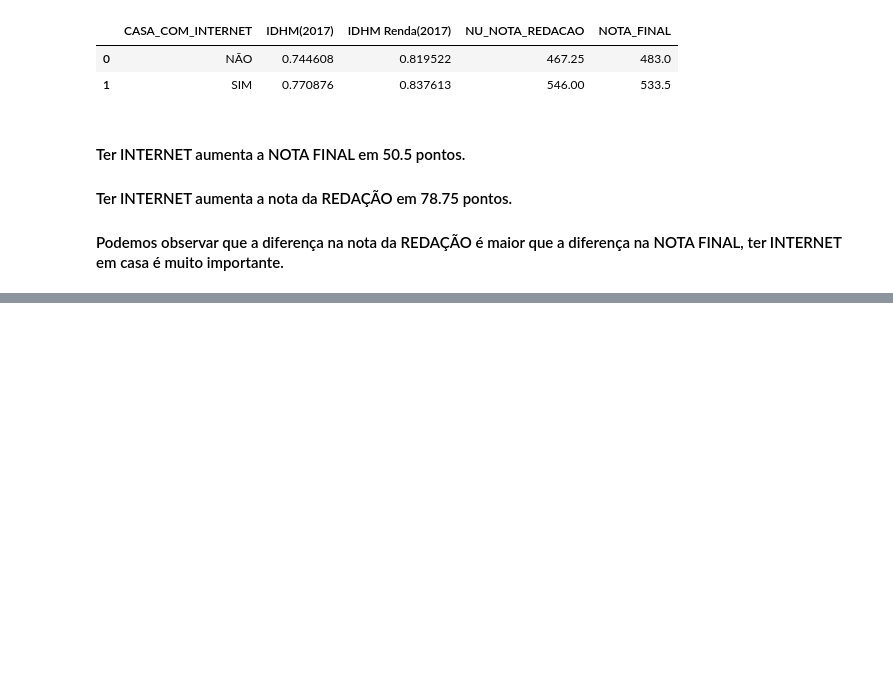
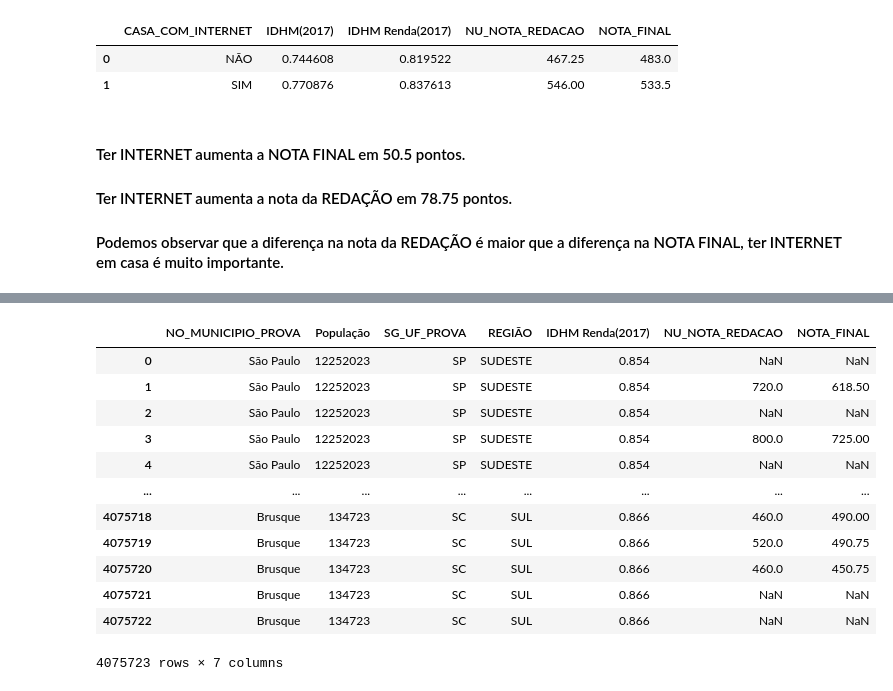
Before and after one commit to audreymoreira/case_ENEM_2017, a Jupyter notebook: Vistas_do_ENEM_2017.ipynb, the cells around one changed output, grey strips where cells are left out. Saved outputs shown, nothing was run; the diff lists cells and outputs as text; code cells hidden in the pictures; blank space fills up the shorter version.

```diff
--- a/Vistas_do_ENEM_2017.ipynb
+++ b/Vistas_do_ENEM_2017.ipynb
@@ -694,0 +734,19 @@ internet_e_nota_final
+# %%
+cidades_pop = cidades_pop.drop(['NU_NOTA_CN', 'NU_NOTA_CH', 'NU_NOTA_LC', 'NU_NOTA_MT'], axis=1)
+cidades_pop = cidades_pop.drop(['IDHM(2017)', 'TP_ESCOLA', 'TP_PRESENCA_CN','TP_PRESENCA_CH', 'TP_PRESENCA_LC', 'TP_PRESENCA_MT'], axis=1)
+cidades_pop = cidades_pop.drop(['Q001', 'Q002', 'Q006','Q025'], axis=1)
+cidades_pop
+# %% [output]
+|  | NO_MUNICIPIO_PROVA | População | SG_UF_PROVA | REGIÃO | IDHM Renda(2017) | NU_NOTA_REDACAO | NOTA_FINAL |
+| 0 | São Paulo | 12252023 | SP | SUDESTE | 0.854 | NaN | NaN |
+| 1 | São Paulo | 12252023 | SP | SUDESTE | 0.854 | 720.0 | 618.50 |
+| 2 | São Paulo | 12252023 | SP | SUDESTE | 0.854 | NaN | NaN |
+| 3 | São Paulo | 12252023 | SP | SUDESTE | 0.854 | 800.0 | 725.00 |
+| 4 | São Paulo | 12252023 | SP | SUDESTE | 0.854 | NaN | NaN |
+| ... | ... | ... | ... | ... | ... | ... | ... |
+| 4075718 | Brusque | 134723 | SC | SUL | 0.866 | 460.0 | 490.00 |
+| 4075719 | Brusque | 134723 | SC | SUL | 0.866 | 520.0 | 490.75 |
+| 4075720 | Brusque | 134723 | SC | SUL | 0.866 | 460.0 | 450.75 |
+| 4075721 | Brusque | 134723 | SC | SUL | 0.866 | NaN | NaN |
+| 4075722 | Brusque | 134723 | SC | SUL | 0.866 | NaN | NaN |
+4075723 rows × 7 columns
```
Also changed, not shown: parts of 6 cells of this notebook.
